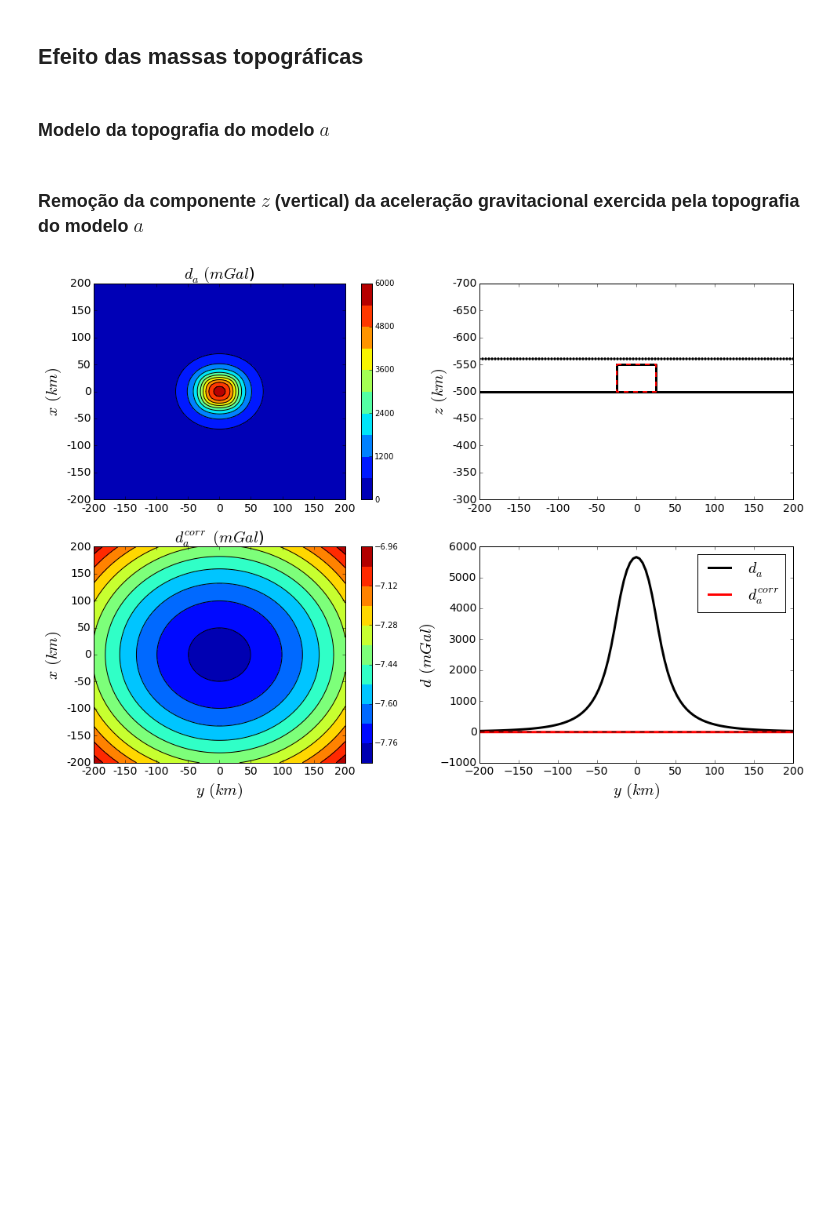
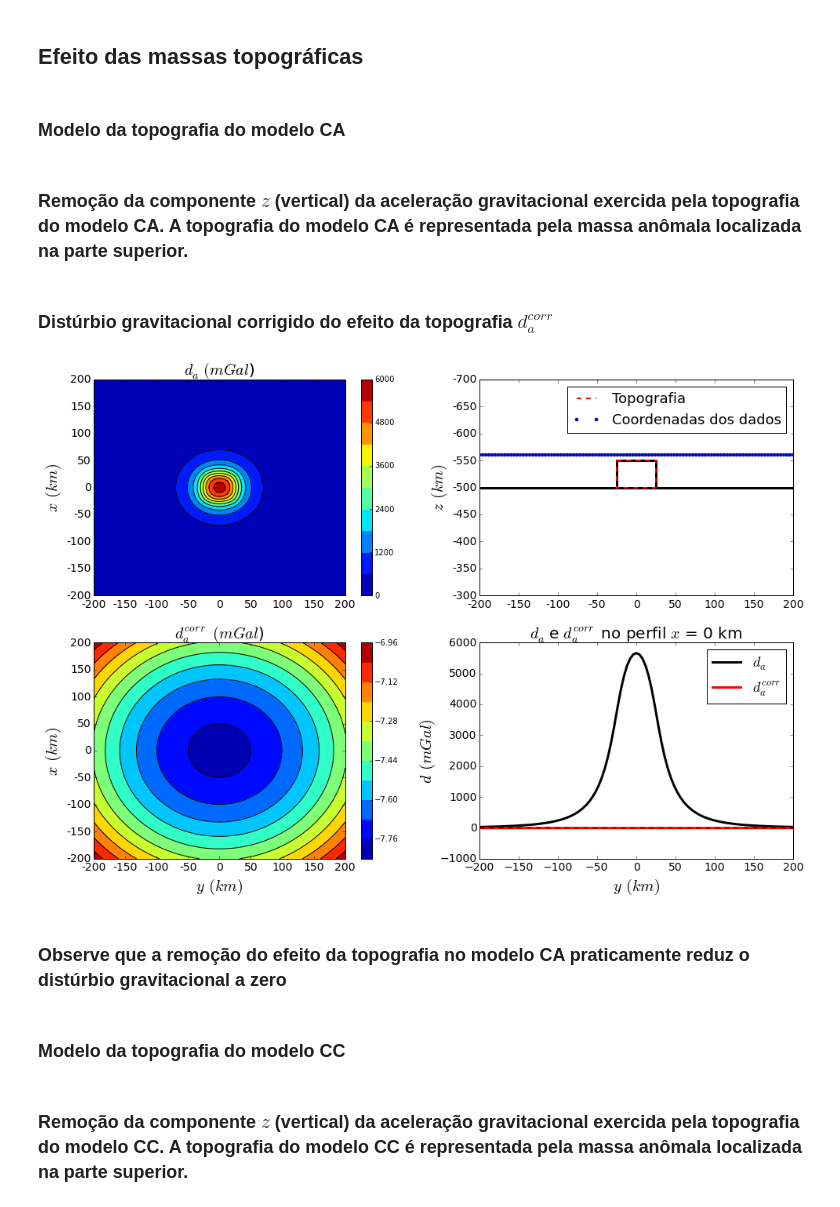
Before and after one commit to birocoles/Disciplina-metodos-potenciais, a Jupyter notebook: Aulas/Cuboide_Normal/Cuboide.ipynb, the cells around one changed output. Drawn from its saved outputs; the diff is of its cells as text; code cells hidden in the pictures; blank space fills up the shorter version.

```diff
--- a/Aulas/Cuboide_Normal/Cuboide.ipynb
+++ b/Aulas/Cuboide_Normal/Cuboide.ipynb
@@ -670,7 +801,7 @@ mpl.tight_layout(pad=2)
 # %% [markdown]
 ## Efeito das massas topográficas
 # %% [markdown]
-### Modelo da topografia do modelo $a$
+### Modelo da topografia do modelo CA
 # %%
 # modelo 3D
 X1 = -0.5*la
@@ -685,9 +816,11 @@ TA = [mesher.Prism(X1, X2, Y1, Y2, Z1, Z2, props={'density': rhoa})]
 # modelo 2D
 TA2D = [mesher.Polygon([[Y1, Z1], [Y2, Z1], [Y2, Z2], [Y1, Z2]])]
 # %% [markdown]
-### Remoção da componente $z$ (vertical) da aceleração gravitacional exercida pela topografia do modelo $a$
+### Remoção da componente $z$ (vertical) da aceleração gravitacional exercida pela topografia do modelo CA. A topografia do modelo CA é representada pela massa anômala localizada na parte superior.
 # %%
 ta = prism.gz(xp, yp, zp, TA)
+# %% [markdown]
+### Distúrbio gravitacional corrigido do efeito da topografia $d_{a}^{corr}$
 # %%
 dacorr = da - ta
 # %%
@@ -711,44 +844,52 @@ mpl.subplot(2,2,2)
 for i, p in enumerate(CA2D):
     mpl.polygon(p, style='-k', linewidth=3)
 for i, p in enumerate(TA2D):
-    mpl.polygon(p, style='--r', linewidth=2)
-mpl.plot(yp[perfil], zp[perfil], 'ko', markersize=3)
+    mpl.polygon(p, style='--r', linewidth=2,
+                label='Topografia')
+mpl.plot(yp[perfil], zp[perfil], 'bo', markersize=4,
+         label='Coordenadas dos dados')
 mpl.xlim(area[2], area[3])
 mpl.ylim(lambida+z0, -lambida+z0)
 #mpl.xlabel('$y \, (km)$', fontsize=20)
 mpl.ylabel('$z \, (km)$', fontsize=20)
 mpl.xticks(fontsize=14)
 mpl.yticks(fontsize=14)
+mpl.legend(loc='best', fontsize=18)
 mpl.m2km()
 
 mpl.subplot(2,2,3)
 mpl.title('$d_{a}^{corr} \, (mGal$)', fontsize=20)
 nlevels = mpl.contourf(yp, xp, dacorr, shape, 10)
 mpl.colorbar()
 mpl.contour(yp, xp, dacorr, shape, nlevels, color='k',
             linewidth=1, clabel=False)
 mpl.ylim(area[0], area[1])
 mpl.xlim(area[2], area[3])
 mpl.xlabel('$y \, (km)$', fontsize=20)
 mpl.ylabel('$x \, (km)$', fontsize=20)
 mpl.xticks(fontsize=14, )
 mpl.yticks(fontsize=14)
 mpl.m2km()
 
 mpl.subplot(2,2,4)
+mpl.title('$d_{a}$ e $d_{a}^{corr}$ no perfil $x$ = 0 km', fontsize=20)
 mpl.plot(0.001*yp[perfil], da[perfil], 'k-',
          linewidth=3, label='$d_{a}$')
 mpl.plot(0.001*yp[perfil], dacorr[perfil], 'r-',
          linewidth=3, label='$d_{a}^{corr}$')
 mpl.paths([[0.001*area[2], 0.0]], [[0.001*area[3], 0.0]], 'k--')
 mpl.xlim(0.001*area[2], 0.001*area[3])
 #mpl.ylim(-lambida+z0, lambida+z0)
 mpl.xlabel('$y \, (km)$', fontsize=20)
 mpl.ylabel('$d \, (mGal)$', fontsize=20)
 mpl.xticks(fontsize=14)
 mpl.yticks(fontsize=14)
-mpl.legend(loc='best', fontsize=20)
+mpl.legend(loc='best', fontsize=18, numpoints=1)
 
 mpl.tight_layout(pad=2)
 # %% [output]
-[figure, old version]
+[figure, new version]
+# %% [markdown]
+### Observe que a remoção do efeito da topografia no modelo CA praticamente reduz o distúrbio gravitacional a zero
+# %% [markdown]
+### Modelo da topografia do modelo CC
@@ -754,0 +909,2 @@ mpl.tight_layout(pad=2)
+# %% [markdown]
+### Remoção da componente $z$ (vertical) da aceleração gravitacional exercida pela topografia do modelo CC. A topografia do modelo CC é representada pela massa anômala localizada na parte superior.
```
Also changed, not shown: parts of 63 cells of this notebook, 4 other files.
